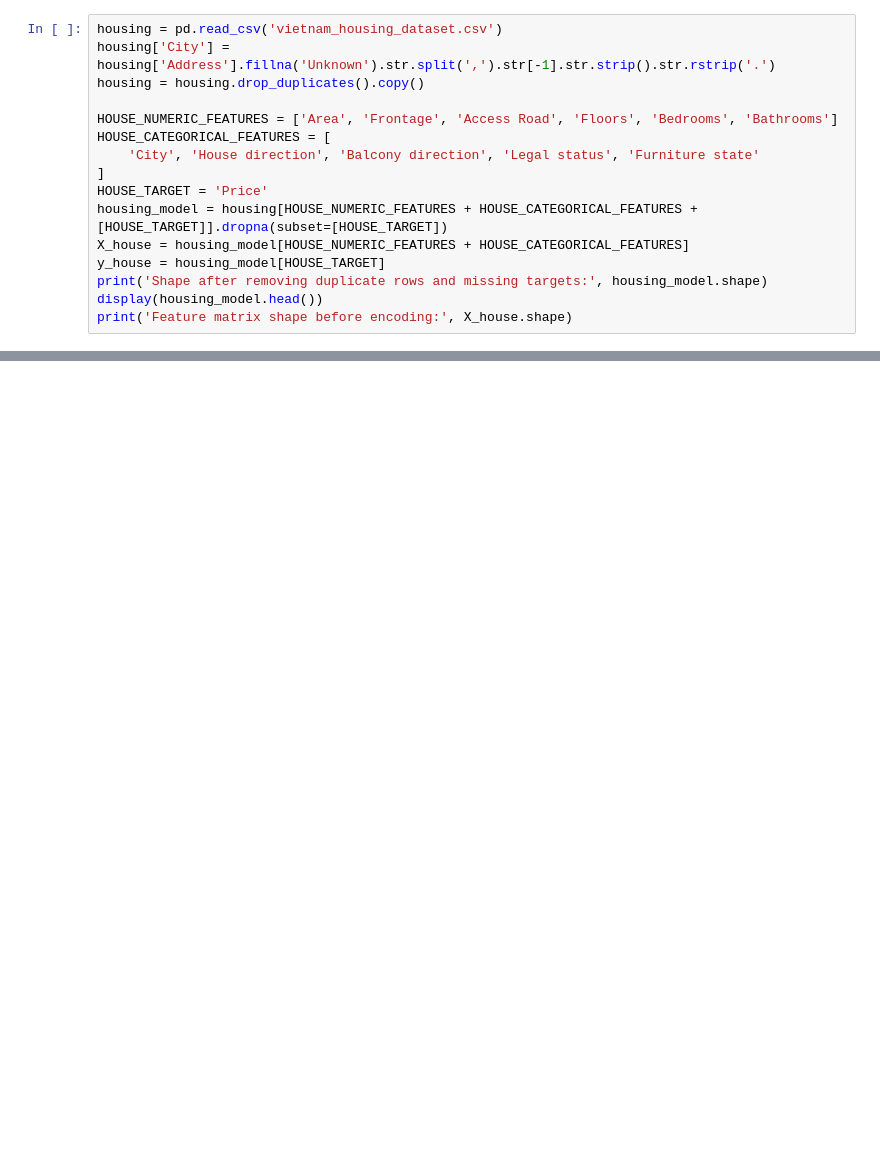
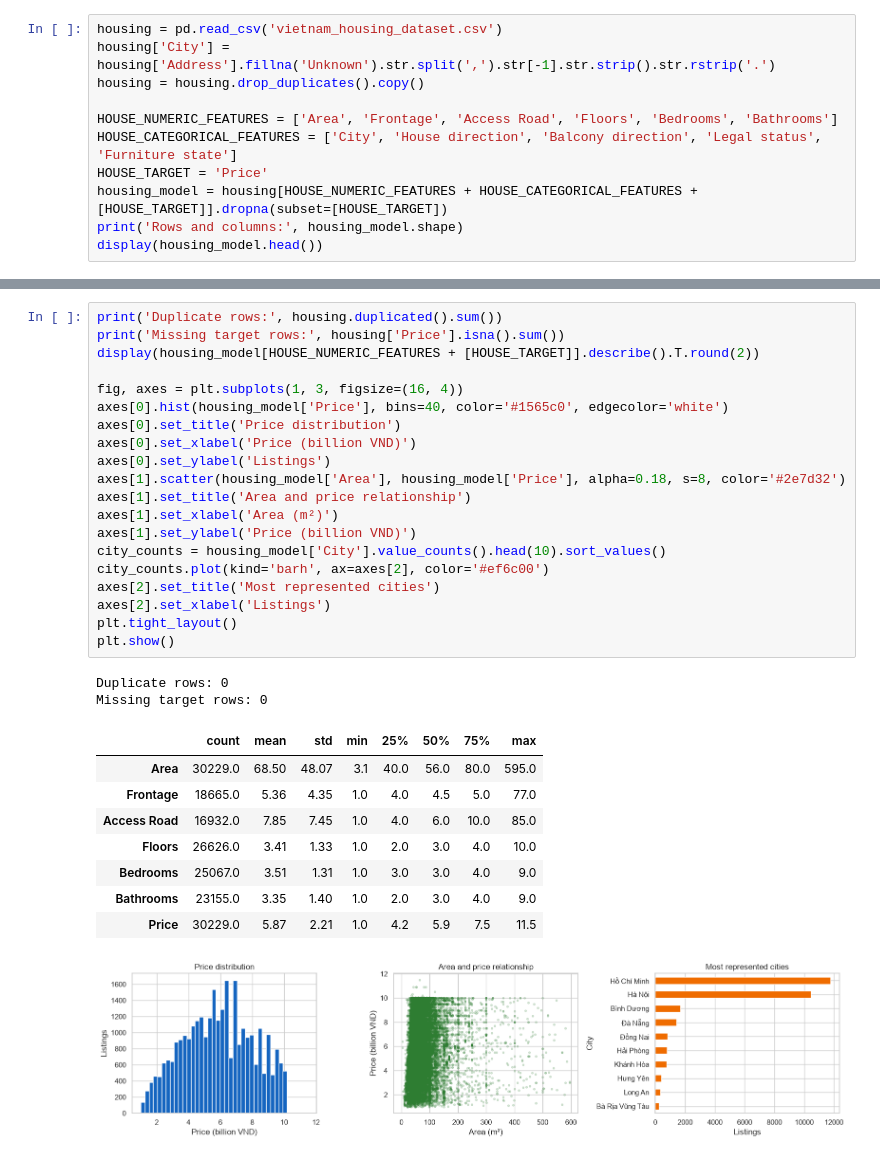
Before and after one commit to EspiMKpi/housing, a Jupyter notebook: vietnam_housing_prediction.ipynb, the cells around one changed output, grey strips where cells are left out. Cells and saved outputs as stored; diff of their text form; blank space fills up the shorter version.

Commit message:
Expand notebook analysis and document modeling choices

```diff
--- a/vietnam_housing_prediction.ipynb
+++ b/vietnam_housing_prediction.ipynb
@@ -57,14 +44,9 @@ housing['City'] = housing['Address'].fillna('Unknown').str.split(',').str[-1].st
 housing = housing.drop_duplicates().copy()
 
 HOUSE_NUMERIC_FEATURES = ['Area', 'Frontage', 'Access Road', 'Floors', 'Bedrooms', 'Bathrooms']
-HOUSE_CATEGORICAL_FEATURES = [
-    'City', 'House direction', 'Balcony direction', 'Legal status', 'Furniture state'
-]
+HOUSE_CATEGORICAL_FEATURES = ['City', 'House direction', 'Balcony direction', 'Legal status', 'Furniture state']
 HOUSE_TARGET = 'Price'
 housing_model = housing[HOUSE_NUMERIC_FEATURES + HOUSE_CATEGORICAL_FEATURES + [HOUSE_TARGET]].dropna(subset=[HOUSE_TARGET])
-X_house = housing_model[HOUSE_NUMERIC_FEATURES + HOUSE_CATEGORICAL_FEATURES]
-y_house = housing_model[HOUSE_TARGET]
-print('Shape after removing duplicate rows and missing targets:', housing_model.shape)
+print('Rows and columns:', housing_model.shape)
 display(housing_model.head())
-print('Feature matrix shape before encoding:', X_house.shape)
 # %% [output]
@@ -78,0 +64,32 @@ Feature matrix shape before encoding: (30229, 11)
+# %%
+print('Duplicate rows:', housing.duplicated().sum())
+print('Missing target rows:', housing['Price'].isna().sum())
+display(housing_model[HOUSE_NUMERIC_FEATURES + [HOUSE_TARGET]].describe().T.round(2))
+
+fig, axes = plt.subplots(1, 3, figsize=(16, 4))
+axes[0].hist(housing_model['Price'], bins=40, color='#1565c0', edgecolor='white')
+axes[0].set_title('Price distribution')
+axes[0].set_xlabel('Price (billion VND)')
+axes[0].set_ylabel('Listings')
+axes[1].scatter(housing_model['Area'], housing_model['Price'], alpha=0.18, s=8, color='#2e7d32')
+axes[1].set_title('Area and price relationship')
+axes[1].set_xlabel('Area (m²)')
+axes[1].set_ylabel('Price (billion VND)')
+city_counts = housing_model['City'].value_counts().head(10).sort_values()
+city_counts.plot(kind='barh', ax=axes[2], color='#ef6c00')
+axes[2].set_title('Most represented cities')
+axes[2].set_xlabel('Listings')
+plt.tight_layout()
+plt.show()
+# %% [output]
+Duplicate rows: 0
+Missing target rows: 0
+|  | count | mean | std | min | 25% | 50% | 75% | max |
+| Area | 30229.0 | 68.50 | 48.07 | 3.1 | 40.0 | 56.0 | 80.0 | 595.0 |
+| Frontage | 18665.0 | 5.36 | 4.35 | 1.0 | 4.0 | 4.5 | 5.0 | 77.0 |
+| Access Road | 16932.0 | 7.85 | 7.45 | 1.0 | 4.0 | 6.0 | 10.0 | 85.0 |
+| Floors | 26626.0 | 3.41 | 1.33 | 1.0 | 2.0 | 3.0 | 4.0 | 10.0 |
+| Bedrooms | 25067.0 | 3.51 | 1.31 | 1.0 | 3.0 | 3.0 | 4.0 | 9.0 |
+| Bathrooms | 23155.0 | 3.35 | 1.40 | 1.0 | 2.0 | 3.0 | 4.0 | 9.0 |
+| Price | 30229.0 | 5.87 | 2.21 | 1.0 | 4.2 | 5.9 | 7.5 | 11.5 |
+[figure, added]
```
Also changed, not shown: parts of 20 cells of this notebook, 3 other files.
